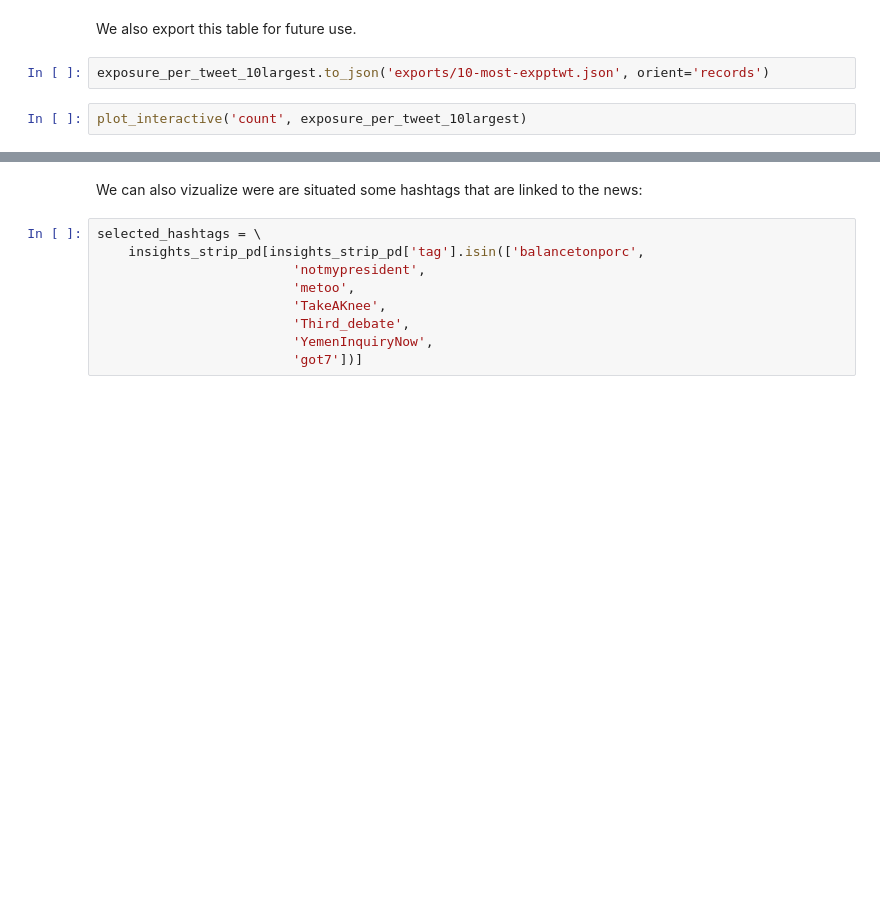
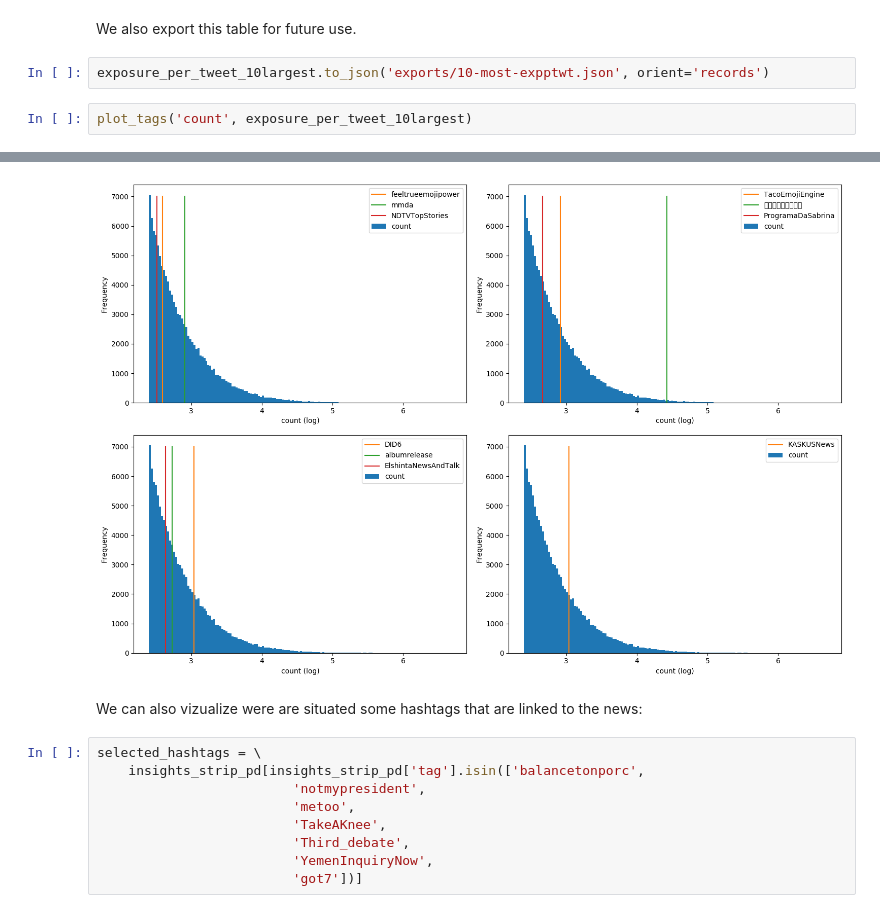
Before and after one commit to poechsel/ADA-project, a Jupyter notebook: analysis.ipynb, the cells around one changed output, grey strips where cells are left out. Drawn from its saved outputs; the diff is of its cells as text; blank space fills up the shorter version.

```diff
--- a/analysis.ipynb
+++ b/analysis.ipynb
@@ -646,5 +642,5 @@ We also export this table for future use.
 # %%
 exposure_per_tweet_10largest.to_json('exports/10-most-expptwt.json', orient='records')
 # %%
-plot_interactive('count', exposure_per_tweet_10largest)
+plot_tags('count', exposure_per_tweet_10largest)
 # %% [output]
@@ -652,3 +647,4 @@ plot_interactive('count', exposure_per_tweet_10largest)
+[figure, added]
 # %% [markdown]
 We can also vizualize were are situated some hashtags that are linked to the news:
 # %%
```
Also changed, not shown: parts of 12 cells of this notebook, 1 other file.
